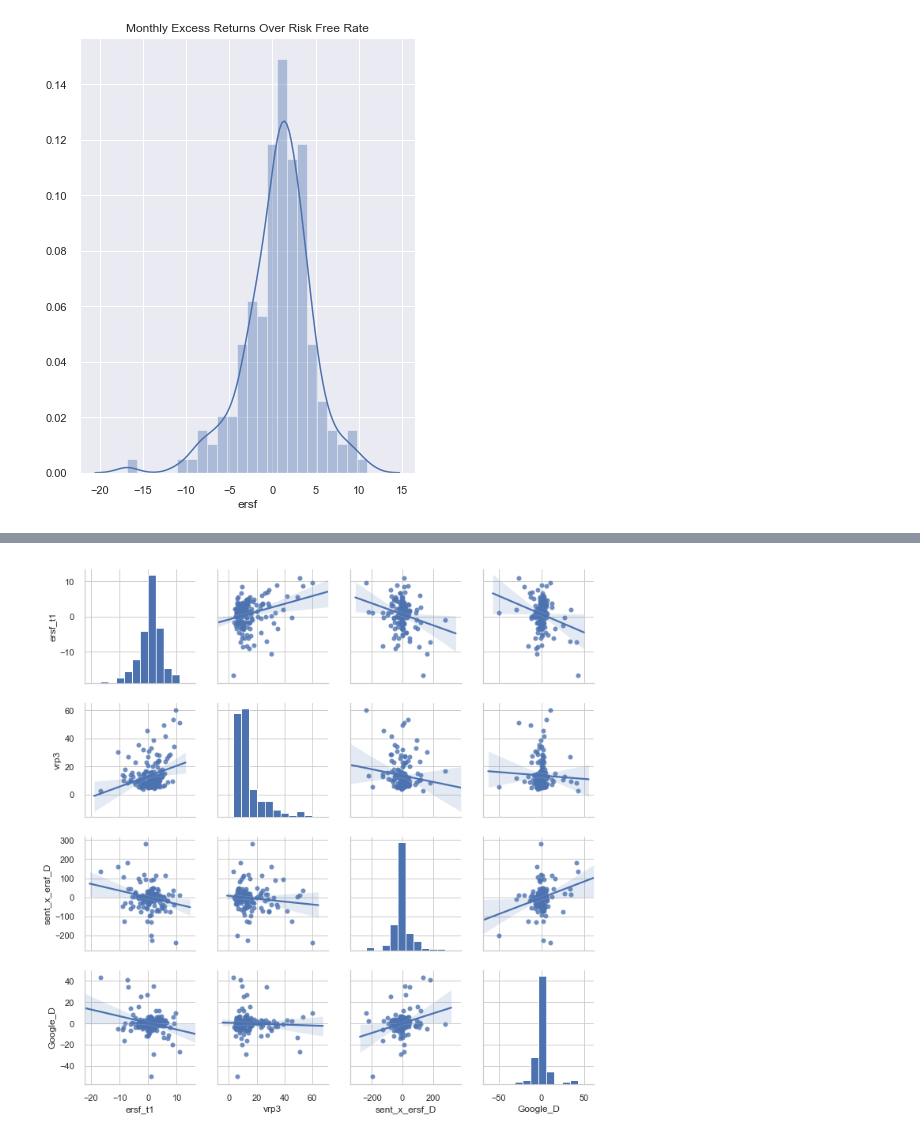
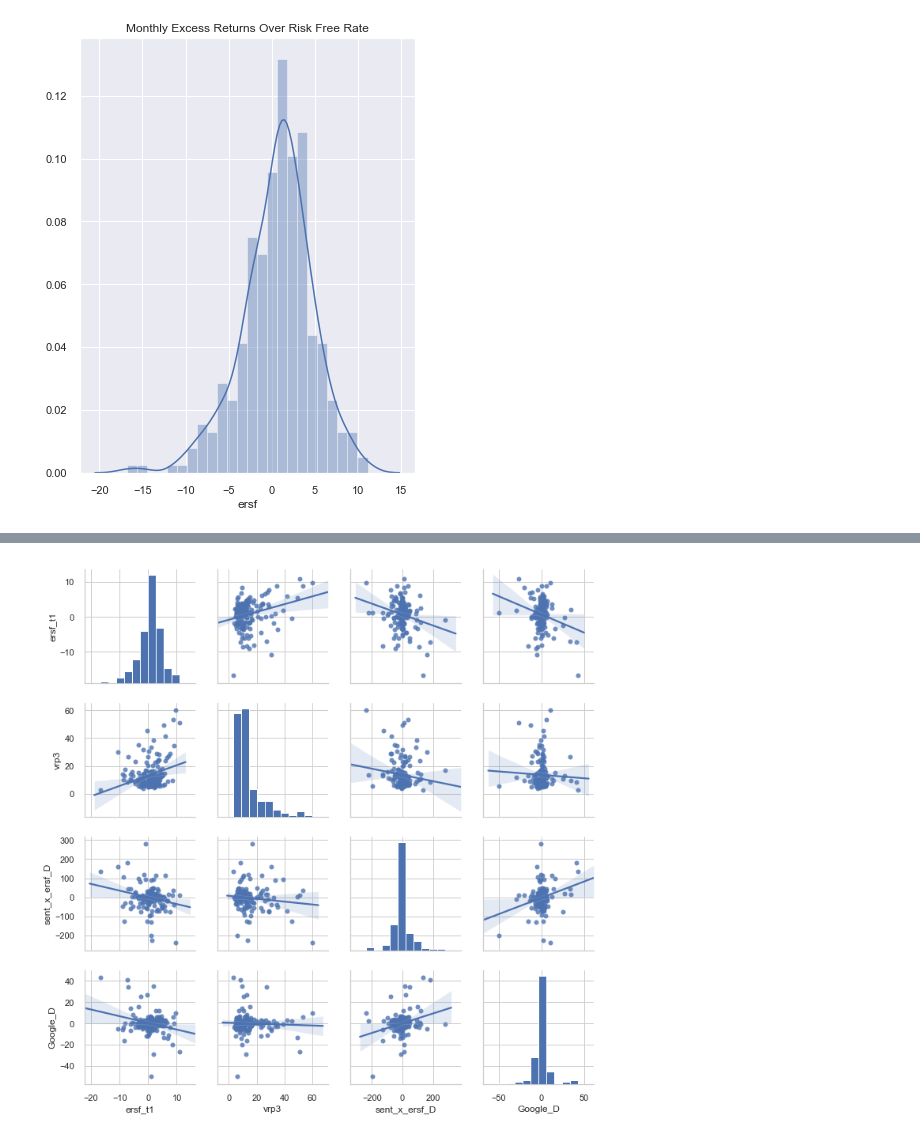
Before and after one commit to maks-p/momentum_sentiment_FINAL, a Jupyter notebook: momentum_sentiment_final.ipynb, the cells around one changed output, grey strips where cells are left out. Cells and saved outputs as stored; diff of their text form; code cells hidden in the pictures.

Commit message:
Refactored Data Cleaning & Aggregation

```diff
--- a/momentum_sentiment_final.ipynb
+++ b/momentum_sentiment_final.ipynb
@@ -20,7 +20,9 @@ quandl.ApiConfig.api_key = api_key
 file = '1989_2018_Data.csv'
 
 data = pd.read_csv(file)
-df1 = pd.DataFrame(data)
-df1.head()
-df1.tail()
+df_all = pd.DataFrame(data)
+df_all = df_all.set_index('Date')
+
+df_all.head()
+df_all.tail()
 # %% [output]
@@ -39,10 +43,11 @@ df1.tail()
 # %%
 #Import 2004 - 2018 DataFrame with Google
-df_all_csv = '2004_to_2018_withGoogle.csv'
+df_goog = '2004_to_2018_withGoogle.csv'
 
-df_all_data = pd.read_csv(df_all_csv)
-df_all = pd.DataFrame(df_all_data)
+df_goog = pd.read_csv(df_goog)
+df0418 = pd.DataFrame(df_goog)
 
-df_all.head()
-df_all.tail()
+df0418 = df0418.set_index('Date')
+df0418.head()
+df0418.tail()
 # %% [output]
@@ -73,3 +68,9 @@ df18 = df_all[filt_2018]
+# %%
+#Create DataFrame for 1990-03 to 2017-12:
+dfx = df_all['1990-04':'2018-01']
+
+#Create DataFrame for 2004 to 2017
+df04 = df04['2004':'2018']
 # %%
 df04.head()
 df04.tail()
@@ -89,9 +92,9 @@ df04.tail()
 # %%
 sns.set()
 fig = plt.figure(figsize=(6,8))
-ax1 = sns.distplot(df04['ersf'], bins=24).set_title('Monthly Excess Returns Over Risk Free Rate');
+ax1 = sns.distplot(dfx['ersf'], bins=24).set_title('Monthly Excess Returns Over Risk Free Rate');
 # %% [output]
-[figure, old version]
+[figure, new version]
 # %%
 dfx.describe()
 dfx.corr()
```
Also changed, not shown: parts of 34 cells of this notebook, 5 other files.
